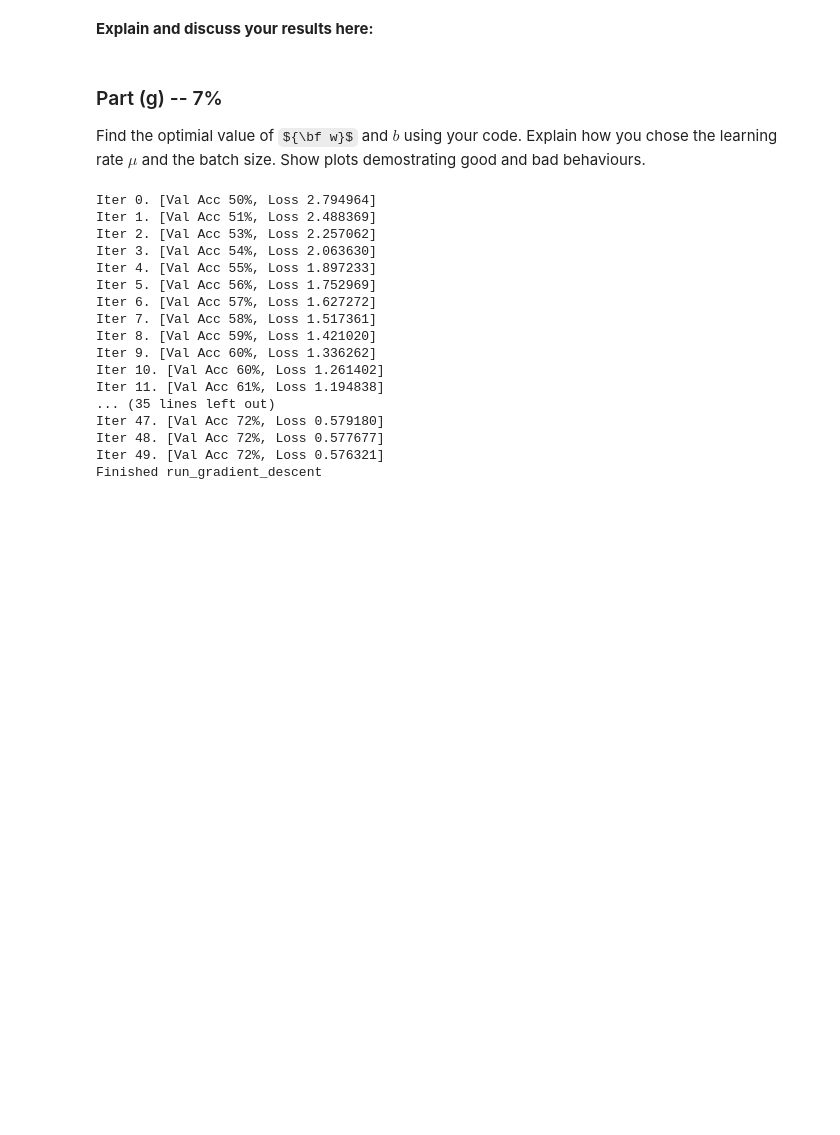
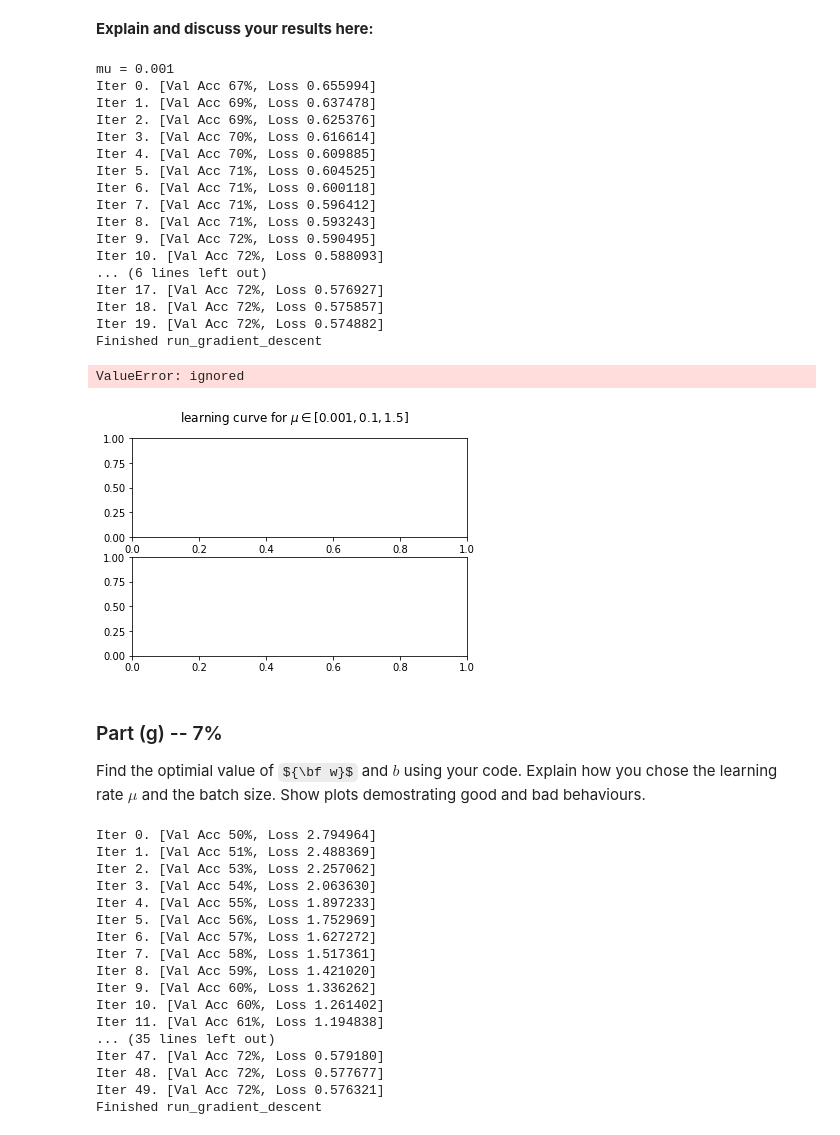
Before and after one commit to alexfok/IntroDeepLearning2022, a Jupyter notebook: Assignment1.ipynb, the cells around one changed output. Drawn from its saved outputs; the diff is of its cells as text; code cells hidden in the pictures; some formulas as TeX source; blank space fills up the shorter version.

```diff
--- a/Assignment1.ipynb
+++ b/Assignment1.ipynb
@@ -526,5 +557,51 @@ Finished run_gradient_descent
 # %% [markdown]
 **Explain and discuss your results here:**
+# %%
+# TODO: Gal's code to test
+w0 = np.zeros(90)
+b0 = 0
+# Write your code here
+lrs = [1e-3, 1e-1, 1.5] # learning rates batch_size=500
+max_iters=20
+batch_size=500
+fig, axs = plt.subplots(2)
+fig.suptitle(f'learning curve for $\mu\in{str(lrs)}$')
+iters = range(0,max_iters,10)
+for mu in lrs:
+  print(f"mu = {mu}")
+  #w, b, train_costs, train_accs, val_costs, val_accs
+  w, b, train_costs, train_accs, val_loss, acc_loss = run_gradient_descent(w0, b0, mu=mu, batch_size=batch_size,
+#  _, _, val_loss, acc_loss = run_gradient_descent(w0, b0, mu=mu, batch_size=batch_size,
+  max_iters=max_iters)
+  axs[0].plot(iters, val_loss, label=f"$\mu$={mu}")
+  axs[1].plot(iters, acc_loss, label=f"$\mu$={mu}")
+  axs[0].set(xlabel='Number of iteration', ylabel='Validation Loss')
+  axs[1].set(xlabel='Number of iteration', ylabel='Validation Accuracy')
+  axs[0].grid()
+  axs[1].grid()
+  axs[0].legend()
+  axs[1].legend()
+  plt.show()
+# %% [output]
+mu = 0.001
+Iter 0. [Val Acc 67%, Loss 0.655994]
+Iter 1. [Val Acc 69%, Loss 0.637478]
+Iter 2. [Val Acc 69%, Loss 0.625376]
+Iter 3. [Val Acc 70%, Loss 0.616614]
+Iter 4. [Val Acc 70%, Loss 0.609885]
+Iter 5. [Val Acc 71%, Loss 0.604525]
+Iter 6. [Val Acc 71%, Loss 0.600118]
+Iter 7. [Val Acc 71%, Loss 0.596412]
+Iter 8. [Val Acc 71%, Loss 0.593243]
+Iter 9. [Val Acc 72%, Loss 0.590495]
+Iter 10. [Val Acc 72%, Loss 0.588093]
+... (6 lines left out)
+Iter 17. [Val Acc 72%, Loss 0.576927]
+Iter 18. [Val Acc 72%, Loss 0.575857]
+Iter 19. [Val Acc 72%, Loss 0.574882]
+Finished run_gradient_descent
+ValueError: ignored
+[figure, added]
 # %% [markdown]
 ### Part (g) -- 7%
 
```
Also changed, not shown: parts of 10 cells of this notebook.
